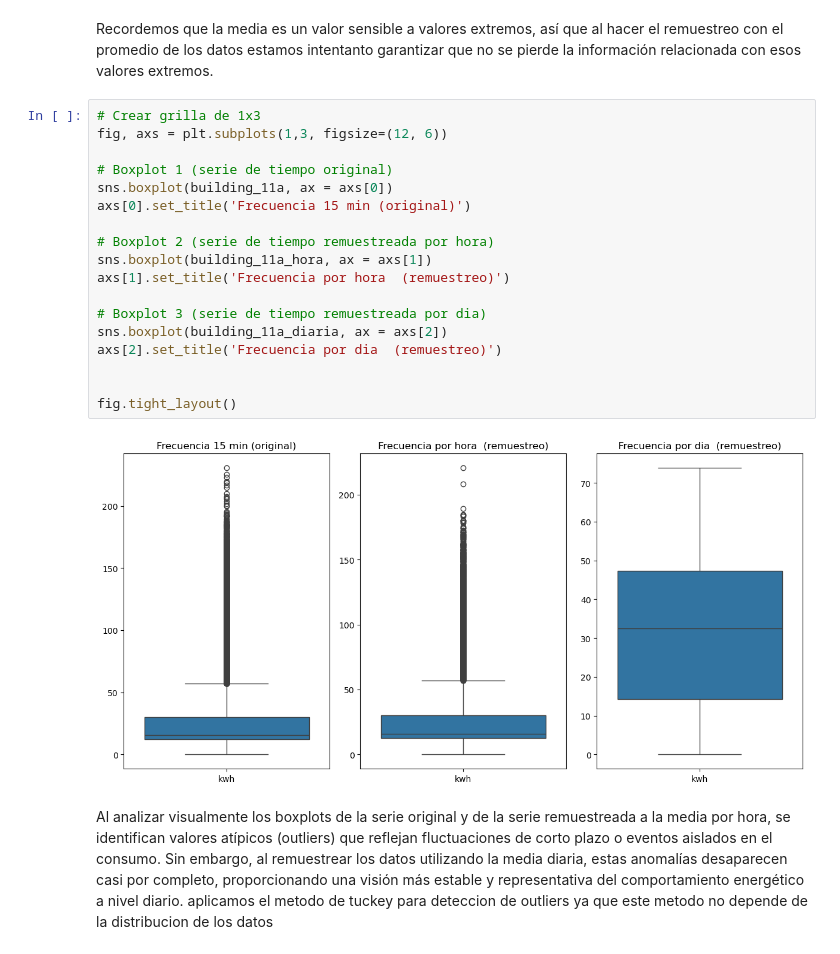
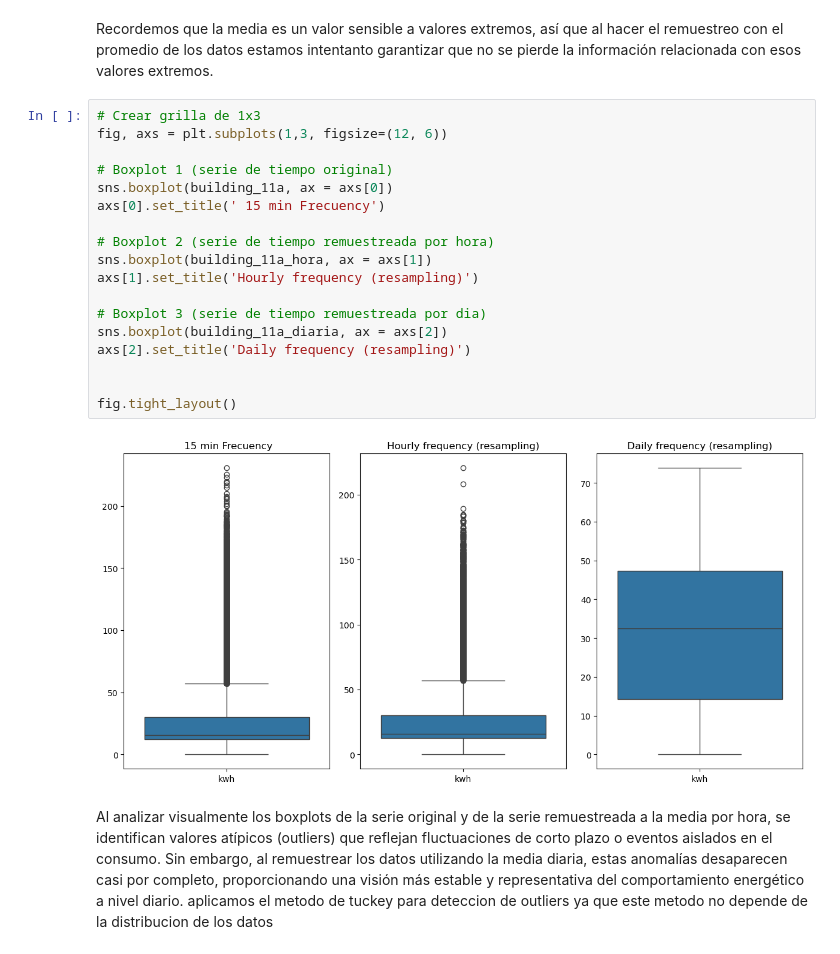
Before and after one commit to kesant/lightweight_clustered_energy_forecasts, a Jupyter notebook: notebooks/11A/1.0_kjst_Exploratory_data_analisys.ipynb, the cells around one changed output. Drawn from its saved outputs; the diff is of its cells as text.

```diff
--- a/notebooks/11A/1.0_kjst_Exploratory_data_analisys.ipynb
+++ b/notebooks/11A/1.0_kjst_Exploratory_data_analisys.ipynb
@@ -197,23 +197,23 @@ Recordemos que la media es un valor sensible a valores extremos, así que al hac
 # %%
 # Crear grilla de 1x3
 fig, axs = plt.subplots(1,3, figsize=(12, 6))
 
 # Boxplot 1 (serie de tiempo original)
 sns.boxplot(building_11a, ax = axs[0])
-axs[0].set_title('Frecuencia 15 min (original)')
+axs[0].set_title(' 15 min Frecuency')
 
 # Boxplot 2 (serie de tiempo remuestreada por hora)
 sns.boxplot(building_11a_hora, ax = axs[1])
-axs[1].set_title('Frecuencia por hora  (remuestreo)')
+axs[1].set_title('Hourly frequency (resampling)')
 
 # Boxplot 3 (serie de tiempo remuestreada por dia)
 sns.boxplot(building_11a_diaria, ax = axs[2])
-axs[2].set_title('Frecuencia por dia  (remuestreo)')
+axs[2].set_title('Daily frequency (resampling)')
 
 
 fig.tight_layout()
 # %% [output]
-[figure, old version]
+[figure, new version]
 # %% [markdown]
 
 Al analizar visualmente los boxplots de la serie original y de la serie remuestreada a la media por hora, se identifican valores atípicos (outliers) que reflejan fluctuaciones de corto plazo o eventos aislados en el consumo. Sin embargo, al remuestrear los datos utilizando la media diaria, estas anomalías desaparecen casi por completo, proporcionando una visión más estable y representativa del comportamiento energético a nivel diario.
```
Also changed, not shown: parts of 5 cells of this notebook, 6 other files.
